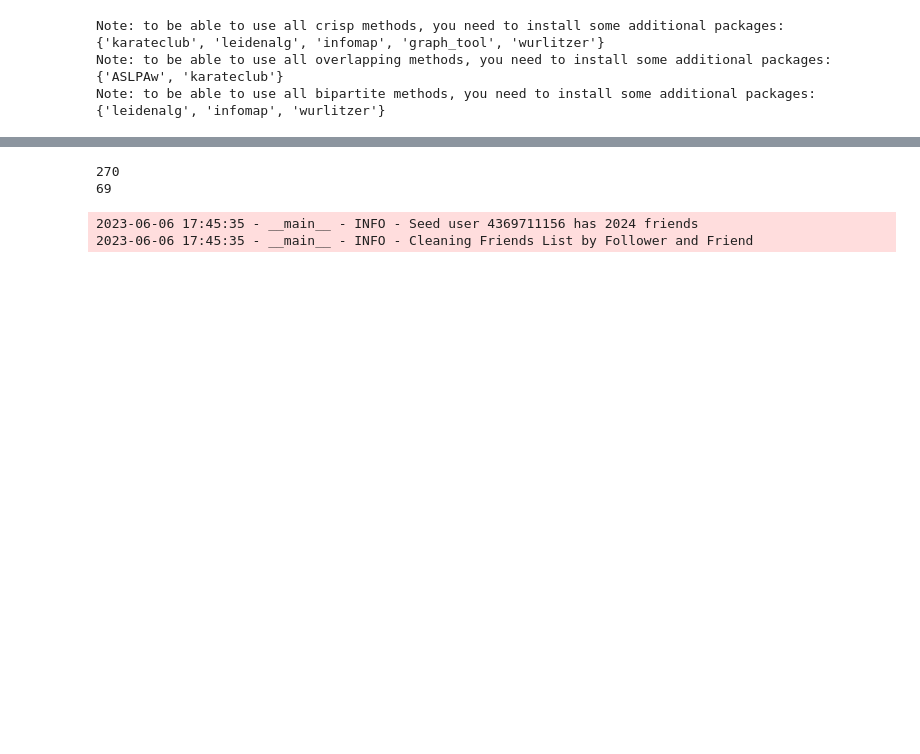
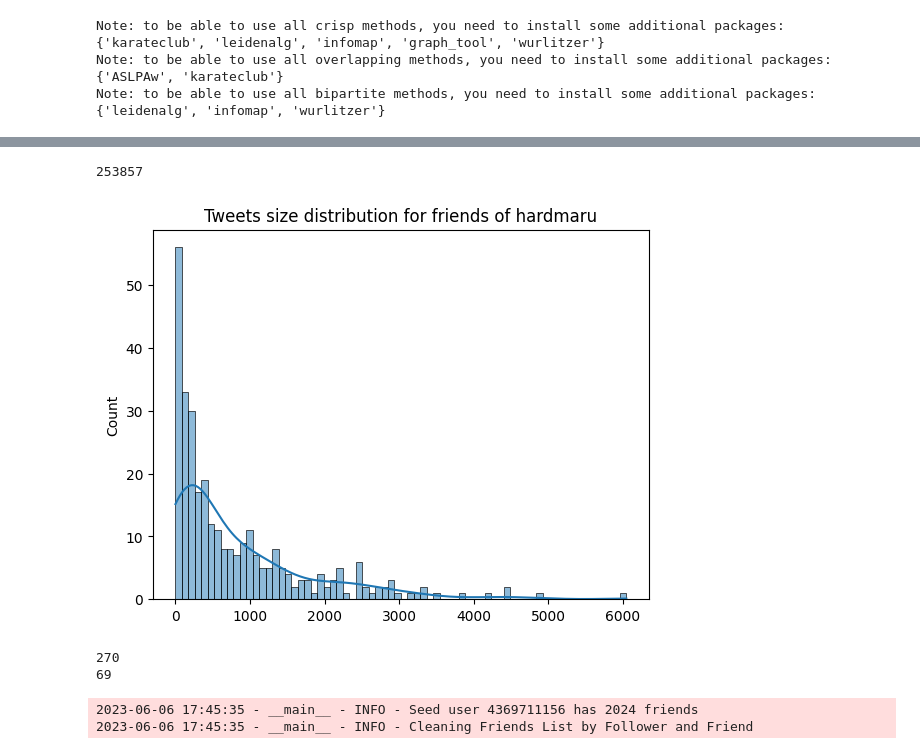
Before and after one commit to SNACES/core, a Jupyter notebook: experiments.ipynb, the cells around one changed output, grey strips where cells are left out. Saved outputs shown, nothing was run; the diff lists cells and outputs as text; code cells hidden in the pictures; blank space fills up the shorter version.

```diff
--- a/experiments.ipynb
+++ b/experiments.ipynb
@@ -69,3 +106,15 @@ plt.show()
+# %%
+# Remove zeroes
+new_size_list = [x for x in size_list if x != 0]
+print(sum(size_list))
+sns.histplot(data=new_size_list, kde=True, bins=70)
+# Set y limit at 500
+# plt.ylim(0, 500)
+plt.title(f"Tweets size distribution for friends of {seed_user_name}")
+plt.show()
+# %% [output]
+253857
+[figure, added]
 # %%
 user_retweets = get_user_activities(seed_user, "user retweets")
 print(len(set(user_retweets)))
```
Also changed, not shown: parts of 4 cells of this notebook, 8 other files.
